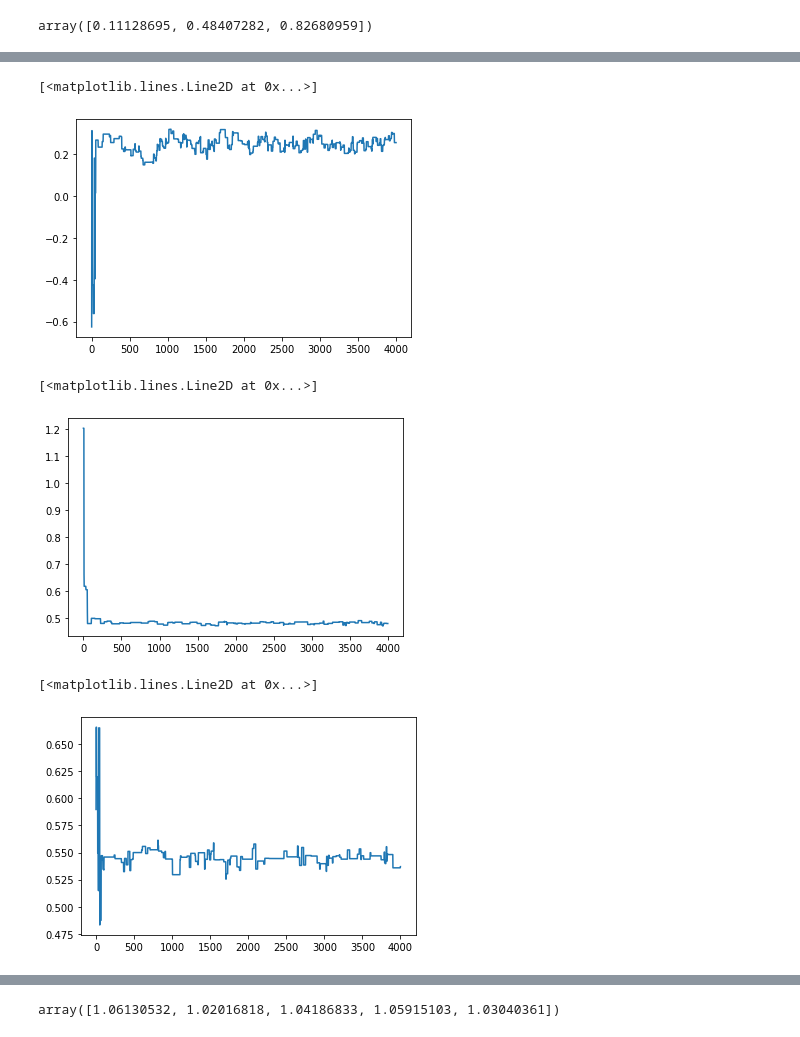
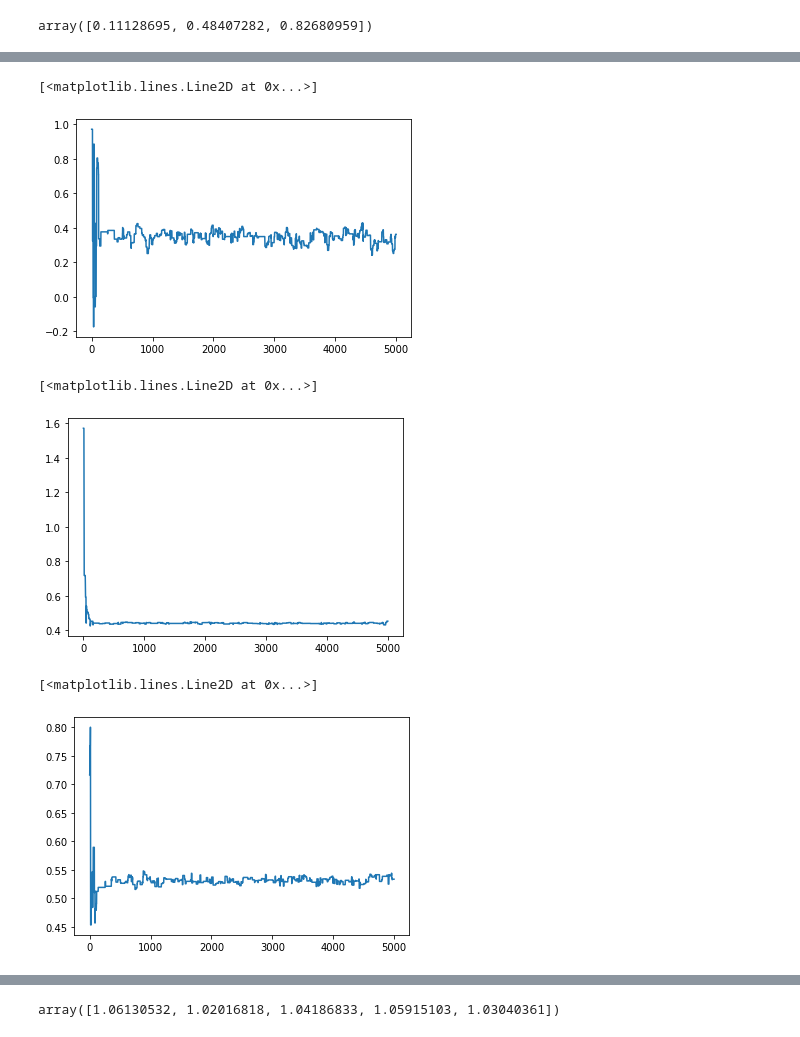
Before and after one commit to AlexanderFengler/nn_likelihoods, a Jupyter notebook: doodle.ipynb, the cells around one changed output, grey strips where cells are left out. Drawn from its saved outputs; the diff is of its cells as text; code cells hidden in the pictures.

```diff
--- a/doodle.ipynb
+++ b/doodle.ipynb
@@ -344,18 +344,18 @@ array([[[-0.60803503,  1.15883852,  0.30277242, -0.54329505,
         [ 0.35286093,  0.44131269,  0.53658684,  1.        ,
           0.40250783]]])
 # %%
-plt.plot(t[2][:,1,0])
+plt.plot(t[2][3,:,0])
 # %% [output]
 [<matplotlib.lines.Line2D at 0x...>]
-[figure, old version]
+[figure, new version]
 # %%
-plt.plot(t[2][:,1,1])
+plt.plot(t[2][3,:,1])
 # %% [output]
 [<matplotlib.lines.Line2D at 0x...>]
-[figure, old version]
+[figure, new version]
 # %%
-plt.plot(t[2][:,1,2])
+plt.plot(t[2][3,:,2])
 # %% [output]
 [<matplotlib.lines.Line2D at 0x...>]
-[figure, old version]
+[figure, new version]
 # %%
```
Also changed, not shown: parts of 11 cells of this notebook, 2 other files.
